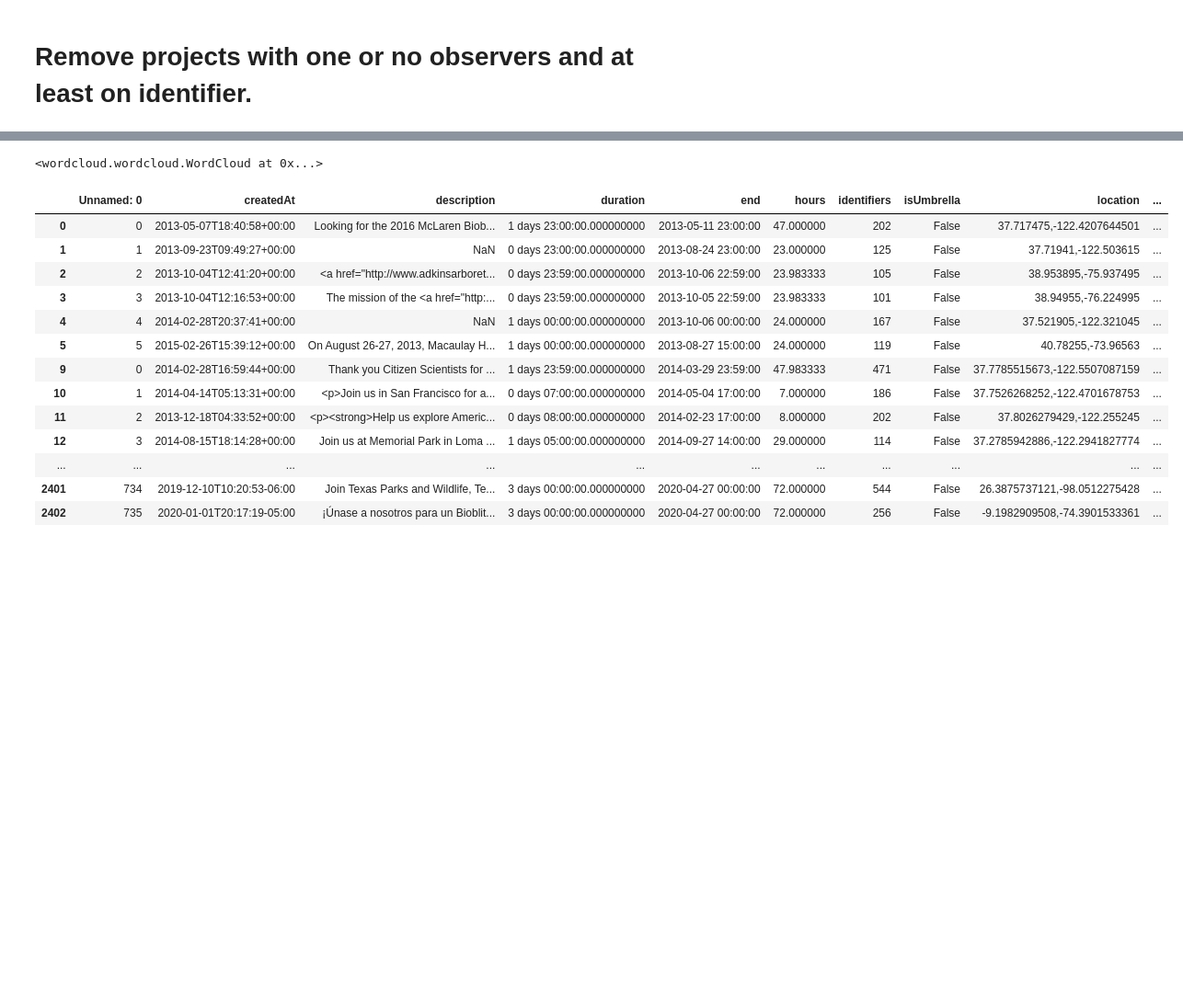
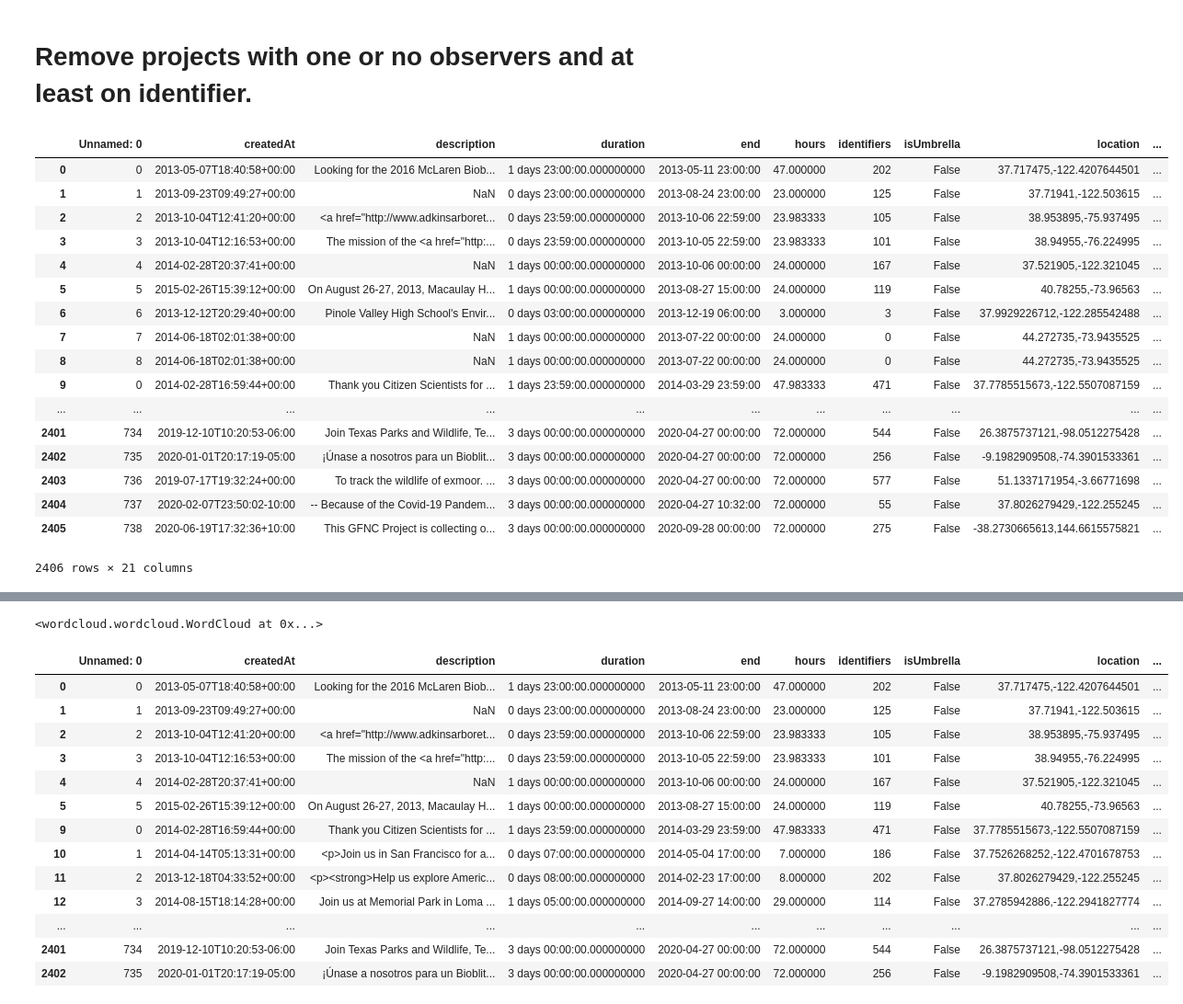
Before and after one commit to AgentschapPlantentuinMeise/iNatBioblitzes, a Jupyter notebook: iNatProjDesc.ipynb, the cells around one changed output, grey strips where cells are left out. Shown at 92% size. Saved outputs shown, nothing was run; the diff lists cells and outputs as text; code cells hidden in the pictures; blank space fills up the shorter version.

```diff
--- a/iNatProjDesc.ipynb
+++ b/iNatProjDesc.ipynb
@@ -19,5 +21,26 @@ df = pd.read_csv(r"iNatProject.csv", encoding ="utf-8")
 # %% [markdown]
 # Remove projects with one or no observers and at least on identifier.
+# %%
+df
+# %% [output]
+|  | Unnamed: 0 | createdAt | description | duration | end | hours | identifiers | isUmbrella | location | ... |
+| 0 | 0 | 2013-05-07T18:40:58+00:00 | Looking for the 2016 McLaren Biob... | 1 days 23:00:00.000000000 | 2013-05-11 23:00:00 | 47.000000 | 202 | False | 37.717475,-122.4207644501 | ... |
+| 1 | 1 | 2013-09-23T09:49:27+00:00 | NaN | 0 days 23:00:00.000000000 | 2013-08-24 23:00:00 | 23.000000 | 125 | False | 37.71941,-122.503615 | ... |
+| 2 | 2 | 2013-10-04T12:41:20+00:00 | <a href="http://www.adkinsarboret... | 0 days 23:59:00.000000000 | 2013-10-06 22:59:00 | 23.983333 | 105 | False | 38.953895,-75.937495 | ... |
+| 3 | 3 | 2013-10-04T12:16:53+00:00 | The mission of the <a href="http:... | 0 days 23:59:00.000000000 | 2013-10-05 22:59:00 | 23.983333 | 101 | False | 38.94955,-76.224995 | ... |
+| 4 | 4 | 2014-02-28T20:37:41+00:00 | NaN | 1 days 00:00:00.000000000 | 2013-10-06 00:00:00 | 24.000000 | 167 | False | 37.521905,-122.321045 | ... |
+| 5 | 5 | 2015-02-26T15:39:12+00:00 | On August 26-27, 2013, Macaulay H... | 1 days 00:00:00.000000000 | 2013-08-27 15:00:00 | 24.000000 | 119 | False | 40.78255,-73.96563 | ... |
+| 6 | 6 | 2013-12-12T20:29:40+00:00 | Pinole Valley High School's Envir... | 0 days 03:00:00.000000000 | 2013-12-19 06:00:00 | 3.000000 | 3 | False | 37.9929226712,-122.285542488 | ... |
+| 7 | 7 | 2014-06-18T02:01:38+00:00 | NaN | 1 days 00:00:00.000000000 | 2013-07-22 00:00:00 | 24.000000 | 0 | False | 44.272735,-73.9435525 | ... |
+| 8 | 8 | 2014-06-18T02:01:38+00:00 | NaN | 1 days 00:00:00.000000000 | 2013-07-22 00:00:00 | 24.000000 | 0 | False | 44.272735,-73.9435525 | ... |
+| 9 | 0 | 2014-02-28T16:59:44+00:00 | Thank you Citizen Scientists for ... | 1 days 23:59:00.000000000 | 2014-03-29 23:59:00 | 47.983333 | 471 | False | 37.7785515673,-122.5507087159 | ... |
+| ... | ... | ... | ... | ... | ... | ... | ... | ... | ... | ... |
+| 2401 | 734 | 2019-12-10T10:20:53-06:00 | Join Texas Parks and Wildlife, Te... | 3 days 00:00:00.000000000 | 2020-04-27 00:00:00 | 72.000000 | 544 | False | 26.3875737121,-98.0512275428 | ... |
+| 2402 | 735 | 2020-01-01T20:17:19-05:00 | ¡Únase a nosotros para un Bioblit... | 3 days 00:00:00.000000000 | 2020-04-27 00:00:00 | 72.000000 | 256 | False | -9.1982909508,-74.3901533361 | ... |
+| 2403 | 736 | 2019-07-17T19:32:24+00:00 | To track the wildlife of exmoor. ... | 3 days 00:00:00.000000000 | 2020-04-27 00:00:00 | 72.000000 | 577 | False | 51.1337171954,-3.66771698 | ... |
+| 2404 | 737 | 2020-02-07T23:50:02-10:00 | -- Because of the Covid-19 Pandem... | 3 days 00:00:00.000000000 | 2020-04-27 10:32:00 | 72.000000 | 55 | False | 37.8026279429,-122.255245 | ... |
+| 2405 | 738 | 2020-06-19T17:32:36+10:00 | This GFNC Project is collecting o... | 3 days 00:00:00.000000000 | 2020-09-28 00:00:00 | 72.000000 | 275 | False | -38.2730665613,144.6615575821 | ... |
+2406 rows × 21 columns
 # %%
 df = df[(df['observers']>1) & (df['identifiers']>=1)]
 # %%
```
Also changed, not shown: parts of 14 cells of this notebook, 2 other files.
